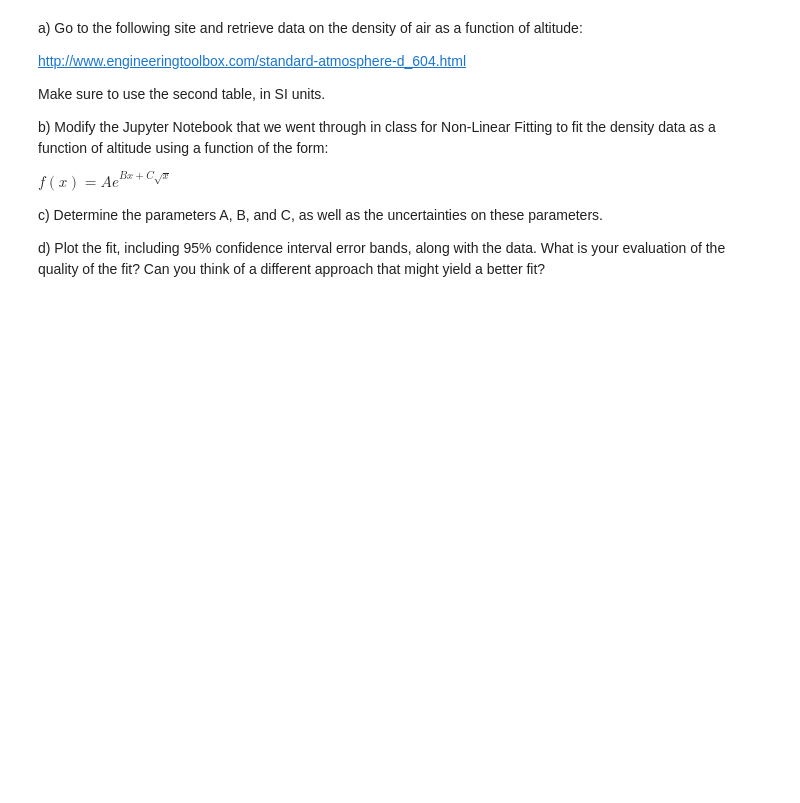
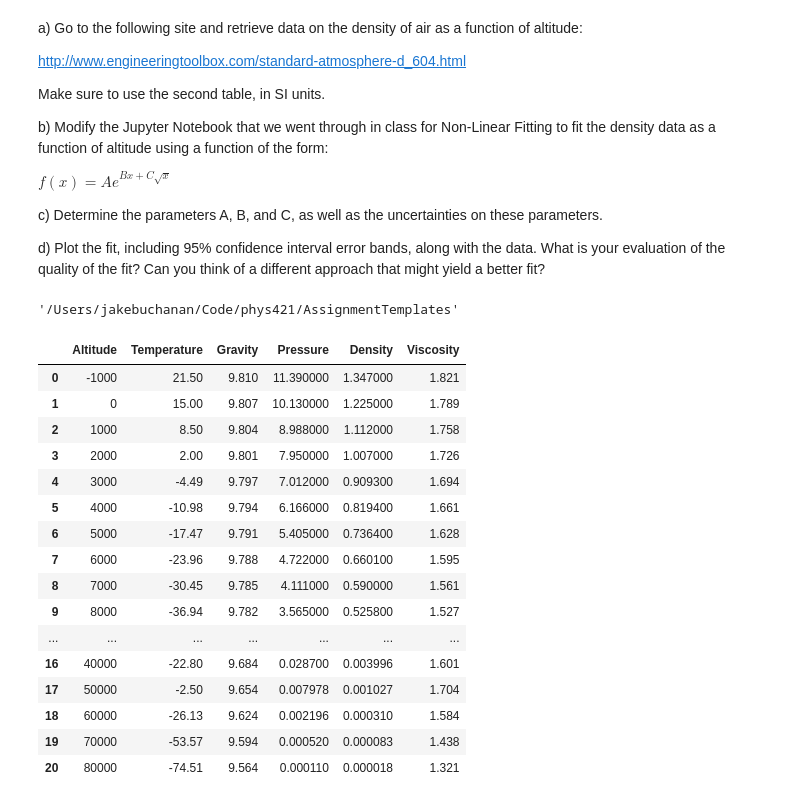
Before and after one commit to jakeb245/phys421, a Jupyter notebook: AssignmentTemplates/Assignment1_Template.ipynb, the cells around one changed output. Cells and saved outputs as stored; diff of their text form; code cells hidden in the pictures; blank space fills up the shorter version.

```diff
--- a/AssignmentTemplates/Assignment1_Template.ipynb
+++ b/AssignmentTemplates/Assignment1_Template.ipynb
@@ -263,3 +272,30 @@ d) Plot the fit, including 95% confidence interval error bands, along with the d
 # Try plotting results on log scale
 # Account for error bars in fitting
 # Assign half of smallest digit uncertainty for each point
+# %%
+import pandas as pd
+import os
+
+os.getcwd()
+# %% [output]
+'/Users/jakebuchanan/Code/phys421/AssignmentTemplates'
+# %%
+pd.read_csv("../JupyterNotebooks/standard_atmosphere.txt")
+# %% [output]
+|  | Altitude | Temperature | Gravity | Pressure | Density | Viscosity |
+| 0 | -1000 | 21.50 | 9.810 | 11.390000 | 1.347000 | 1.821 |
+| 1 | 0 | 15.00 | 9.807 | 10.130000 | 1.225000 | 1.789 |
+| 2 | 1000 | 8.50 | 9.804 | 8.988000 | 1.112000 | 1.758 |
+| 3 | 2000 | 2.00 | 9.801 | 7.950000 | 1.007000 | 1.726 |
+| 4 | 3000 | -4.49 | 9.797 | 7.012000 | 0.909300 | 1.694 |
+| 5 | 4000 | -10.98 | 9.794 | 6.166000 | 0.819400 | 1.661 |
+| 6 | 5000 | -17.47 | 9.791 | 5.405000 | 0.736400 | 1.628 |
+| 7 | 6000 | -23.96 | 9.788 | 4.722000 | 0.660100 | 1.595 |
+| 8 | 7000 | -30.45 | 9.785 | 4.111000 | 0.590000 | 1.561 |
+| 9 | 8000 | -36.94 | 9.782 | 3.565000 | 0.525800 | 1.527 |
+| ... | ... | ... | ... | ... | ... | ... |
+| 16 | 40000 | -22.80 | 9.684 | 0.028700 | 0.003996 | 1.601 |
+| 17 | 50000 | -2.50 | 9.654 | 0.007978 | 0.001027 | 1.704 |
+| 18 | 60000 | -26.13 | 9.624 | 0.002196 | 0.000310 | 1.584 |
+| 19 | 70000 | -53.57 | 9.594 | 0.000520 | 0.000083 | 1.438 |
+| 20 | 80000 | -74.51 | 9.564 | 0.000110 | 0.000018 | 1.321 |
```
Also changed, not shown: parts of 5 cells of this notebook.
